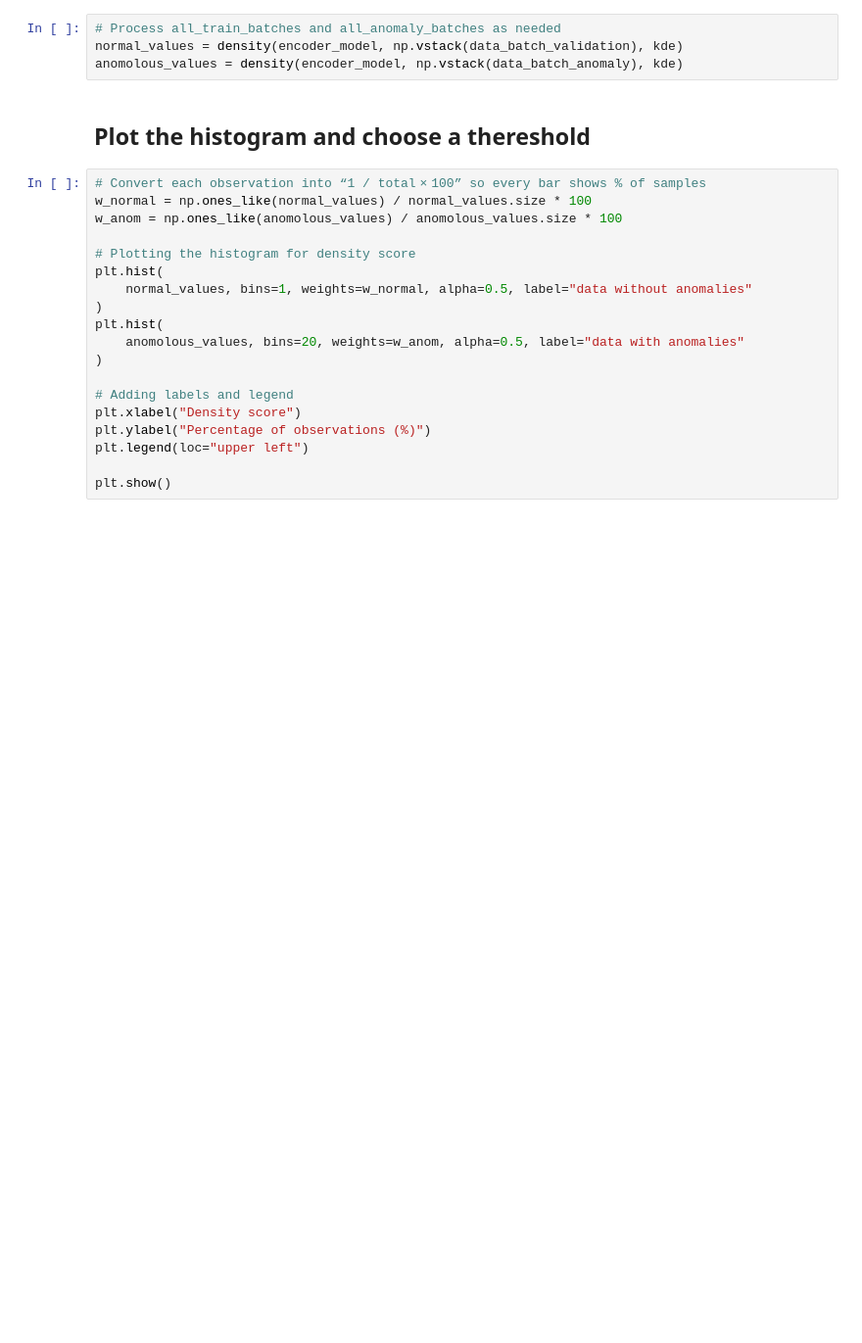
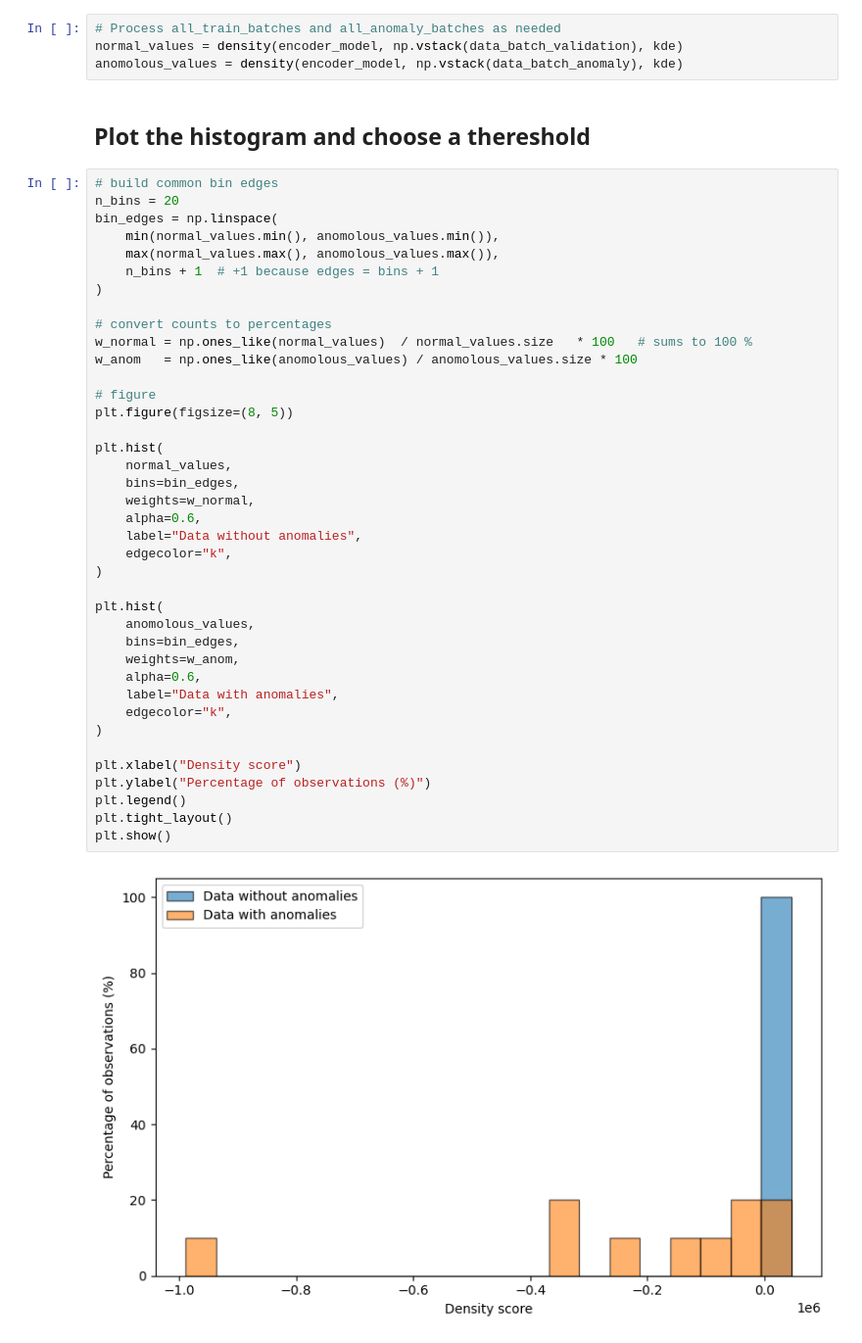
Before and after one commit to ahmadtourei/das-anomaly, a Jupyter notebook: examples/validate_and_plot_density.ipynb, the cells around one changed output. Shown at 98% size. Drawn from its saved outputs; the diff is of its cells as text; blank space fills up the shorter version.

```diff
--- a/examples/validate_and_plot_density.ipynb
+++ b/examples/validate_and_plot_density.ipynb
@@ -168,24 +208,46 @@ anomolous_values = density(encoder_model, np.vstack(data_batch_anomaly), kde)
 # %% [markdown]
 ## Plot the histogram and choose a thereshold
 # %%
-# Convert each observation into “1 / total × 100” so every bar shows % of samples
-w_normal = np.ones_like(normal_values) / normal_values.size * 100
-w_anom = np.ones_like(anomolous_values) / anomolous_values.size * 100
-
-# Plotting the histogram for density score
-plt.hist(
-    normal_values, bins=1, weights=w_normal, alpha=0.5, label="data without anomalies"
-)
-plt.hist(
-    anomolous_values, bins=20, weights=w_anom, alpha=0.5, label="data with anomalies"
+# build common bin edges
+n_bins = 20
+bin_edges = np.linspace(
+    min(normal_values.min(), anomolous_values.min()),
+    max(normal_values.max(), anomolous_values.max()),
+    n_bins + 1  # +1 because edges = bins + 1
 )
 
-# Adding labels and legend
+# convert counts to percentages
+w_normal = np.ones_like(normal_values)  / normal_values.size   * 100   # sums to 100 %
+w_anom   = np.ones_like(anomolous_values) / anomolous_values.size * 100
+
+# figure
+plt.figure(figsize=(8, 5))
+
+plt.hist(
+    normal_values,
+    bins=bin_edges,
+    weights=w_normal,
+    alpha=0.6,
+    label="Data without anomalies",
+    edgecolor="k",
+)
+
+plt.hist(
+    anomolous_values,
+    bins=bin_edges,
+    weights=w_anom,
+    alpha=0.6,
+    label="Data with anomalies",
+    edgecolor="k",
+)
+
 plt.xlabel("Density score")
 plt.ylabel("Percentage of observations (%)")
-plt.legend(loc="upper left")
-
+plt.legend()
+plt.tight_layout()
 plt.show()
+# %% [output]
+[figure, added]
 # %%
 # Choose a thereshold based on desired percentile and then update the config_user module and use it for anomaly detection (in the detect_anomalies scripts)
 percentile = 95
```
Also changed, not shown: parts of 10 cells of this notebook, 3 other files.
